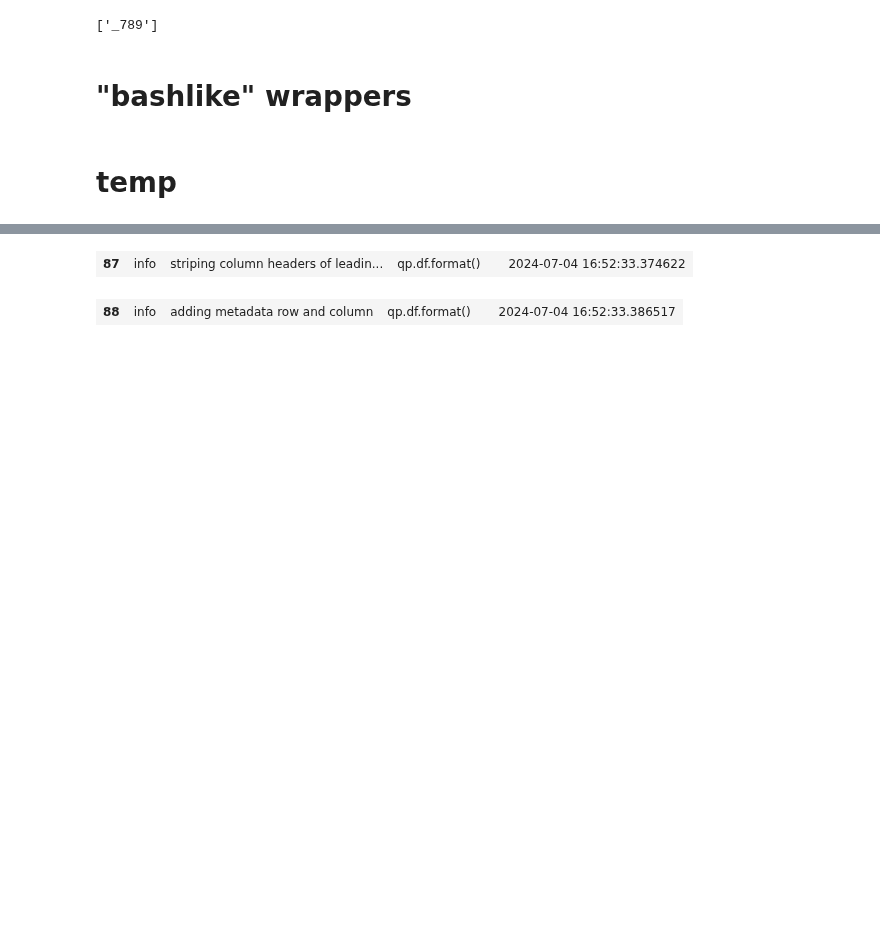
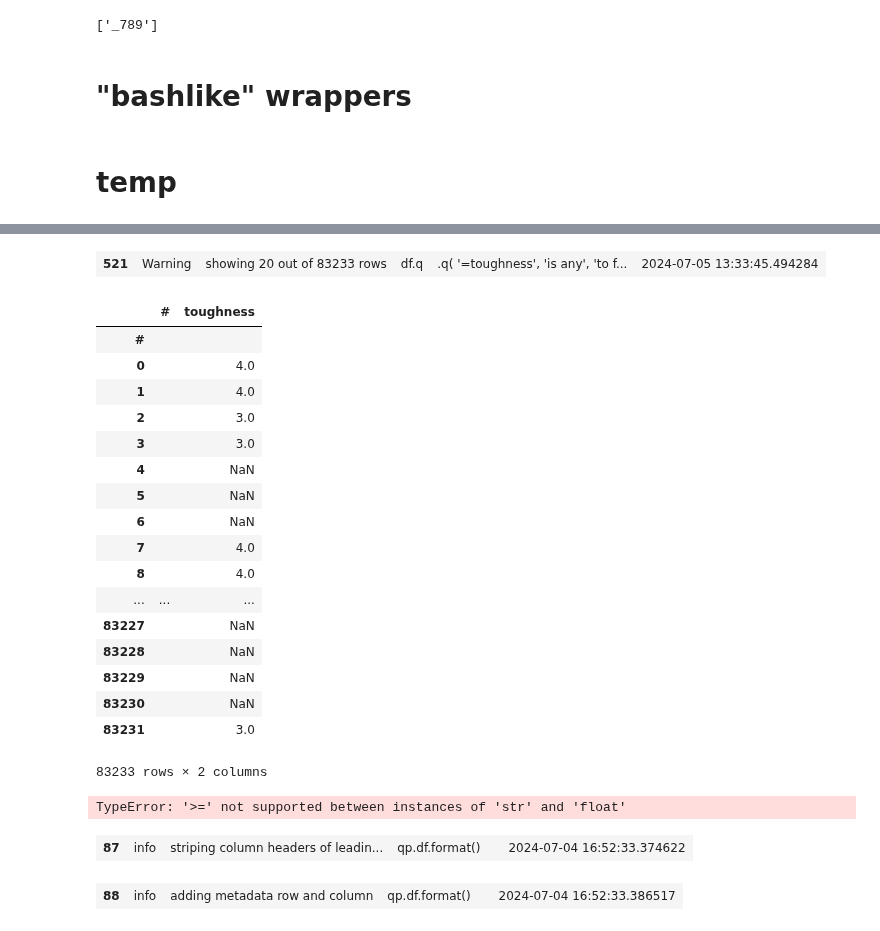
Before and after one commit to MartinVoelkl94/qplib_dev, a Jupyter notebook: prototyping.ipynb, the cells around one changed output, grey strips where cells are left out. Saved outputs shown, nothing was run; the diff lists cells and outputs as text; code cells hidden in the pictures; blank space fills up the shorter version.

```diff
--- a/prototyping.ipynb
+++ b/prototyping.ipynb
@@ -1623,3 +1637,37 @@ VBox(children=(Tab(children=(VBox(children=(GridBox(children=(Label(value='filte
+# %%
+cards.q(
+    '=toughness', 'is any', 'to float',)
+# %% [output]
+| 521 | Warning | showing 20 out of 83233 rows | df.q | .q( '=toughness', 'is any', 'to f... | 2024-07-05 13:33:45.494284 |
+|  | # | toughness |
+| # |  |  |
+| 0 |  | 4.0 |
+| 1 |  | 4.0 |
+| 2 |  | 3.0 |
+| 3 |  | 3.0 |
+| 4 |  | NaN |
+| 5 |  | NaN |
+| 6 |  | NaN |
+| 7 |  | 4.0 |
+| 8 |  | 4.0 |
+| ... | ... | ... |
+| 83227 |  | NaN |
+| 83228 |  | NaN |
+| 83229 |  | NaN |
+| 83230 |  | NaN |
+| 83231 |  | 3.0 |
+83233 rows × 2 columns
+# %%
+cards.q(
+    '=toughness', 'is any', 'to float',
+	'=toughness', 'is float && ? x == df["toughness"].max()', '',
+	'', '', '',
+	'', '', '',
+	'', '', '',
+	'=name // =text // =toughness', '', '',
+	)
+# %% [output]
+TypeError: '>=' not supported between instances of 'str' and 'float'
 # %%
 import qplib as qp
 
```
Also changed, not shown: parts of 6 cells of this notebook, 18 other files.
